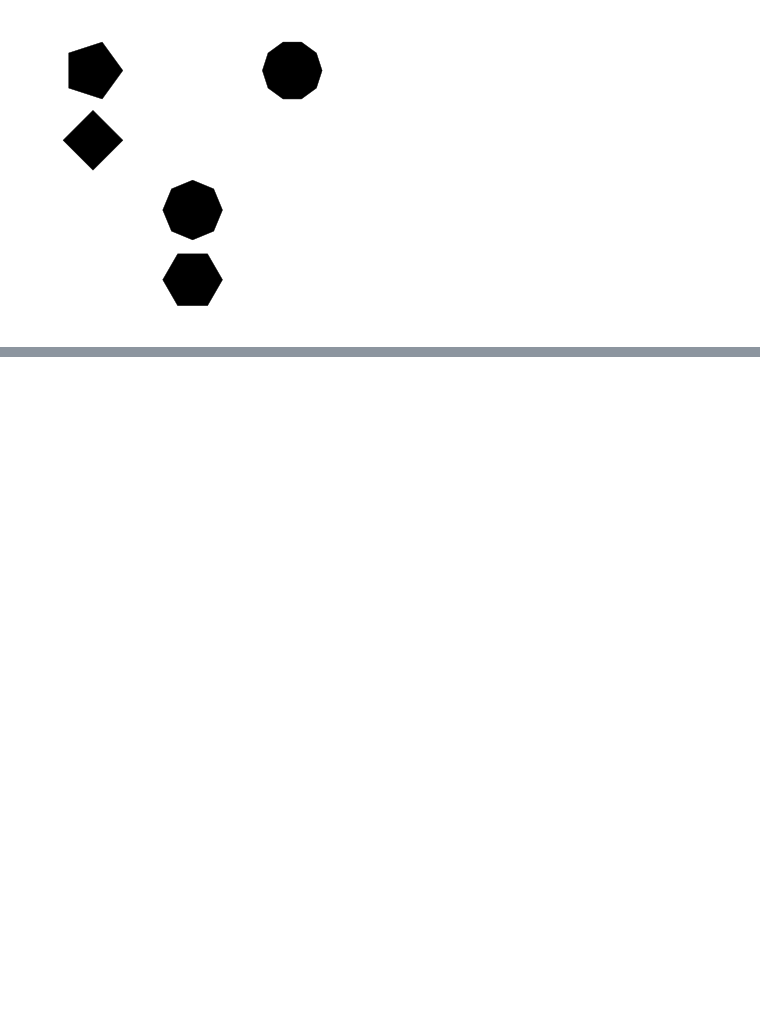
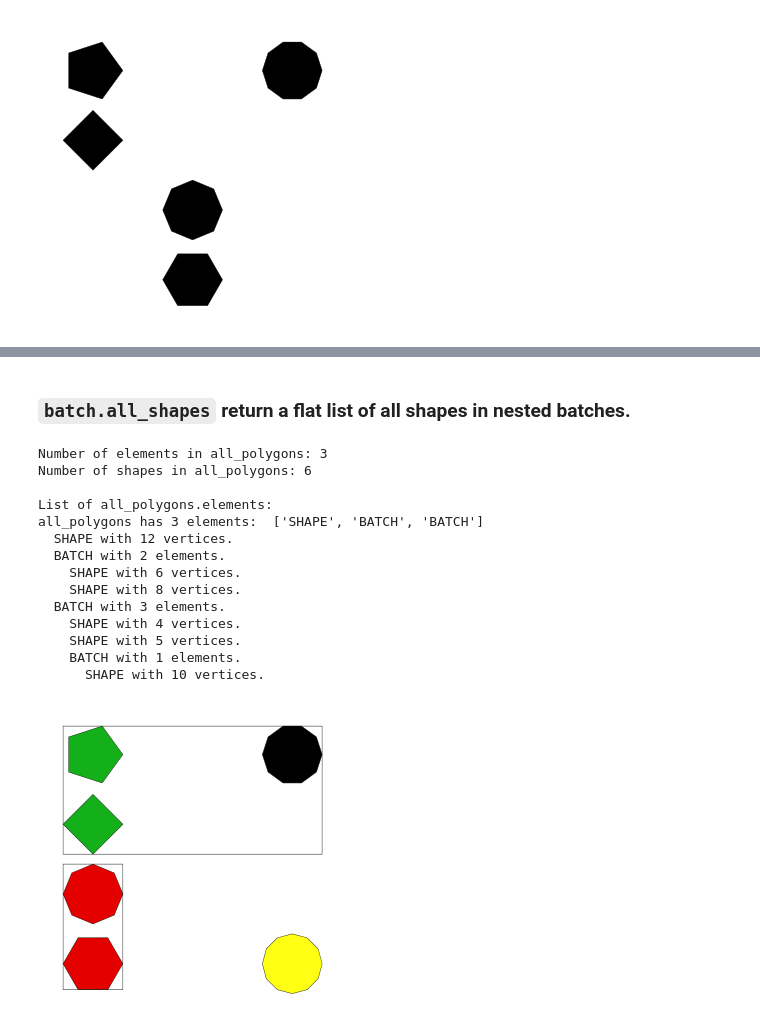
Before and after one commit to mekanimo/simetri, a Jupyter notebook: docs/working_with_batches.ipynb, the cells around one changed output, grey strips where cells are left out. Drawn from its saved outputs; the diff is of its cells as text; code cells hidden in the pictures; blank space fills up the shorter version.

```diff
--- a/docs/working_with_batches.ipynb
+++ b/docs/working_with_batches.ipynb
@@ -124,0 +154,68 @@ canvas.display()
+# %% [markdown]
+### `batch.all_shapes` return a flat list of all shapes in nested batches.
+# %%
+import simetri.graphics as sg
+
+canvas = sg.Canvas()
+
+hex = sg.reg_poly_shape((0, 0), 6, 30)
+oct = sg.reg_poly_shape((0, 70), 8, 30)
+sqr = sg.reg_poly_shape((0, 140), 4, 30)
+pent = sg.reg_poly_shape((0, 210), 5, 30)
+deca = sg.reg_poly_shape((200, 210), 10, 30)
+dodec = sg.reg_poly_shape((200, 0), 12, 30, fill_color=sg.yellow)
+
+batch1 = sg.Batch() # empty batch
+batch1.extend([hex, oct])
+batch2 = sg.Batch([sqr, pent])
+batch3 = sg.Batch([deca])
+
+batch2.append(batch3) # batch of batches
+
+all_polygons = sg.Batch([batch1, batch2]) # nested batches
+all_polygons.insert(0, dodec)
+
+print(f'Number of elements in all_polygons: {len(all_polygons)}') # same as len(all_polygons.elements)
+
+all_shapes = all_polygons.all_shapes # Shapes are stored in a flat list
+print(f'Number of shapes in all_polygons: {len(all_shapes)}') # same as len(all_polygons.shapes)
+
+
+def list_elements(elements, indent=0):
+    for element in elements:
+        items = 'elements'
+        if isinstance(element, sg.Shape):
+            items = 'vertices'
+        print(f"{' ' * indent}{element.type} with {len(element)} {items}.")
+        if isinstance(element, sg.Batch):
+            list_elements(element.elements, indent + 2)
+
+print('\nList of all_polygons.elements:')
+print(f'all_polygons has {len(all_polygons)} elements:  {[e.type.value for e in all_polygons.elements]}')
+list_elements(all_polygons.elements, 2)
+
+all_polygons[1].set_attribs('fill_color', sg.red)
+all_polygons[2].set_attribs('fill_color', sg.green)
+canvas.draw(all_polygons)
+
+# draw boundary-boxes of the batch1 and batch2
+canvas.draw(sg.Shape(all_polygons[1].corners, closed=True, fill=False))
+canvas.draw(sg.Shape(all_polygons[2].corners, closed=True, fill=False))
+
+canvas.display()
+# %% [output]
+Number of elements in all_polygons: 3
+Number of shapes in all_polygons: 6
+
+List of all_polygons.elements:
+all_polygons has 3 elements:  ['SHAPE', 'BATCH', 'BATCH']
+  SHAPE with 12 vertices.
+  BATCH with 2 elements.
+    SHAPE with 6 vertices.
+    SHAPE with 8 vertices.
+  BATCH with 3 elements.
+    SHAPE with 4 vertices.
+    SHAPE with 5 vertices.
+    BATCH with 1 elements.
+      SHAPE with 10 vertices.
+[figure, added]
```
Also changed, not shown: parts of 4 cells of this notebook.
